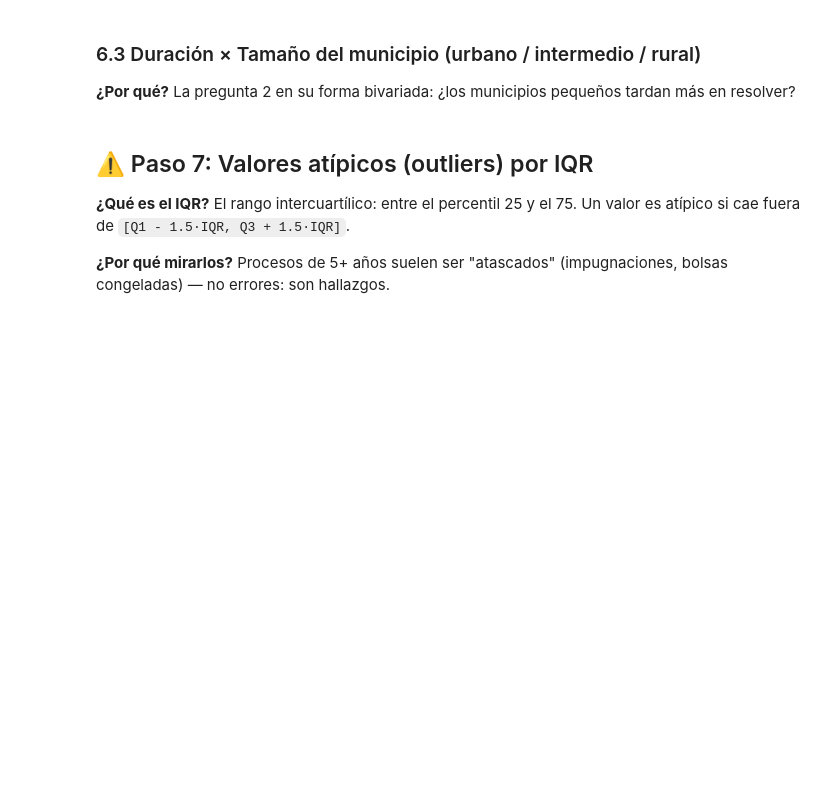
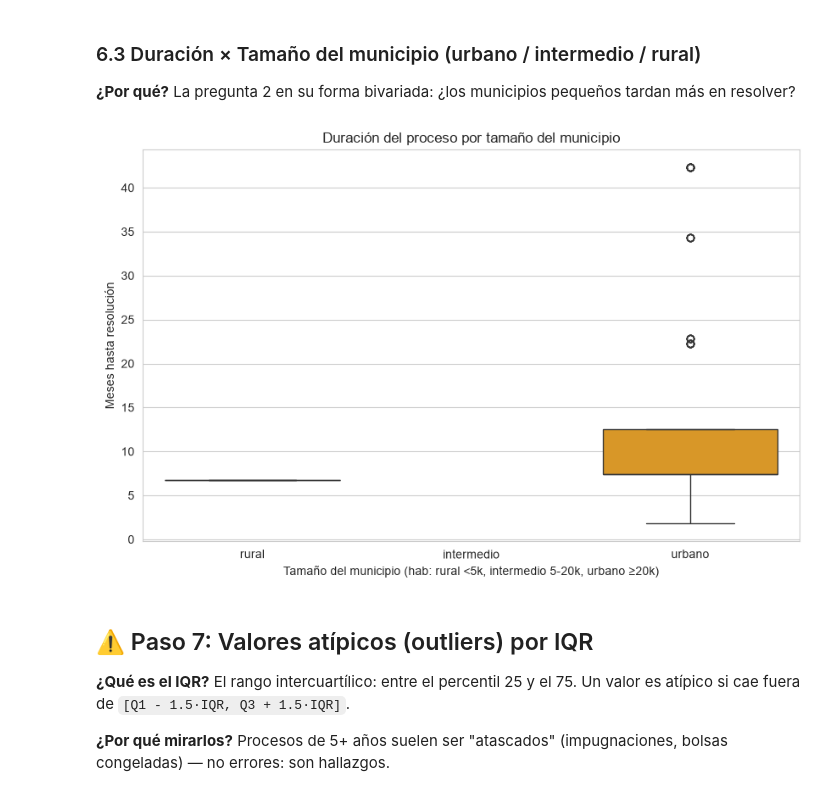
Before and after one commit to IA-P1-BCN/proyecto-eda-JuanCarlosEscamilla, a Jupyter notebook: notebooks/eda.ipynb, the cells around one changed output. Saved outputs shown, nothing was run; the diff lists cells and outputs as text; code cells hidden in the pictures; blank space fills up the shorter version.

```diff
--- a/notebooks/eda.ipynb
+++ b/notebooks/eda.ipynb
@@ -146,13 +212,15 @@ plt.show()
 
 **¿Por qué?** La pregunta 2 en su forma bivariada: ¿los municipios pequeños tardan más en resolver?
 # %%
-sns.boxplot(data=d, x="urbanizacion", y="durada_mesos",
-            hue="urbanizacion", legend=False, order=["rural", "intermedio", "urbano"],
+sns.boxplot(data=d, x="urbanitzacio", y="durada_mesos",
+            hue="urbanitzacio", legend=False, order=["rural", "intermedio", "urbano"],
             palette=["#16a34a", "#f59e0b", "#2563eb"])
 plt.title("Duración del proceso por tamaño del municipio")
 plt.xlabel("Tamaño del municipio (hab: rural <5k, intermedio 5-20k, urbano ≥20k)")
 plt.ylabel("Meses hasta resolución")
 plt.show()
+# %% [output]
+[figure, added]
 # %% [markdown]
 ## ⚠️ Paso 7: Valores atípicos (outliers) por IQR
 
```
Also changed, not shown: parts of 19 cells of this notebook, 2 other files.
